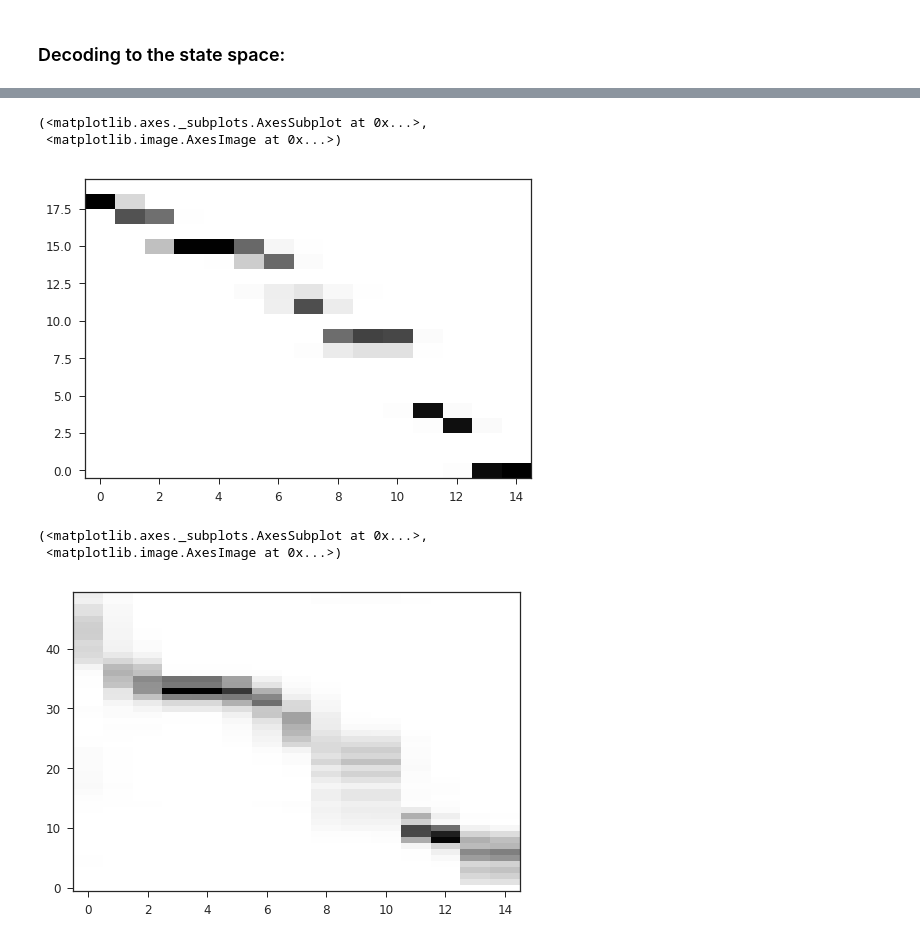
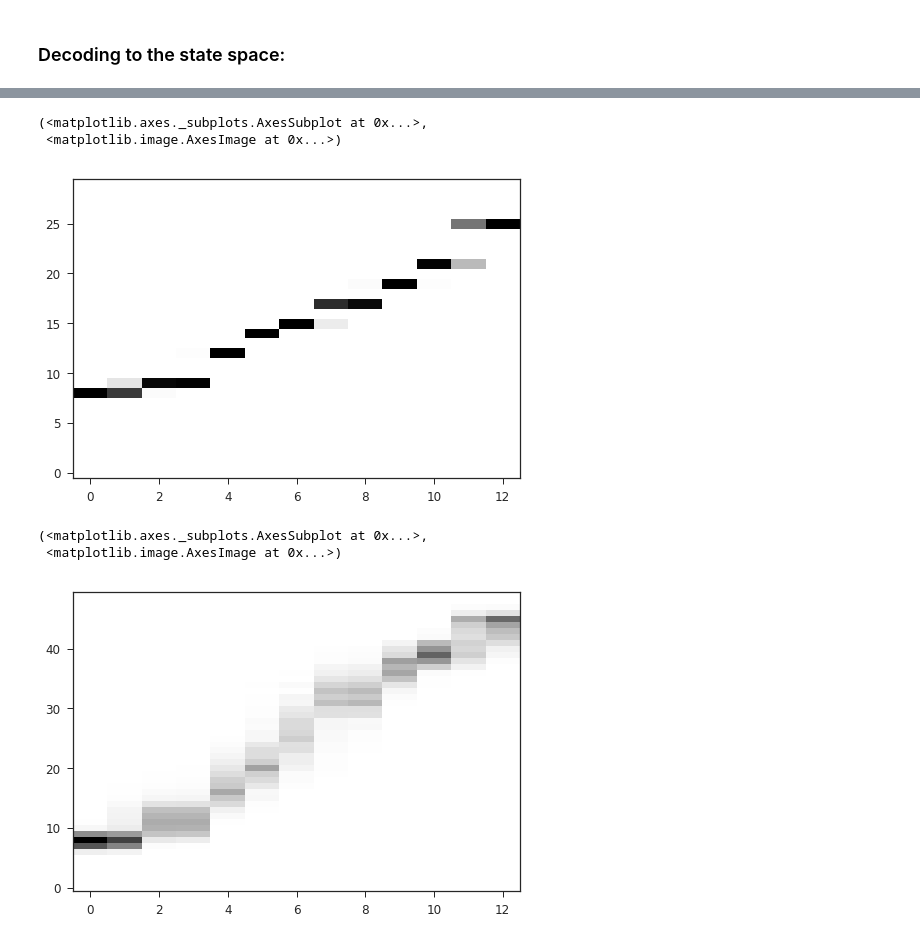
Before and after one commit to kemerelab/HippocampalAnalysisWithNelpyTutorial, a Jupyter notebook: Hippocampal Spike Train Analysis Tutorial.ipynb, the cells around one changed output, grey strips where cells are left out. Cells and saved outputs as stored; diff of their text form; code cells hidden in the pictures.

```diff
--- a/Hippocampal Spike Train Analysis Tutorial.ipynb
+++ b/Hippocampal Spike Train Analysis Tutorial.ipynb
@@ -409,7 +434,7 @@ tc.unit_ids.index(14)
 # set criteria for units used in decoding
 min_peakfiringrate = 1.5 # Hz
 max_avgfiringrate = 15 # Hz
-peak_to_mean_ratio_threshold = 2.5 # peak firing rate should be greater than 2.5 times mean firing rate
+peak_to_mean_ratio_threshold = 1 # peak firing rate should be greater than 2.5 times mean firing rate
 
 # unimodal_cells = find_unimodal_tuningcurves1D(smoothed_rate, peakthresh=0.5)
 
@@ -423,15 +448,6 @@ peak_firing_rates = tc.max(axis=1)
 mean_firing_rates = tc.mean(axis=1)
 ratio = peak_firing_rates/mean_firing_rates
 unit_ids_to_keep = unit_ids_to_keep.intersection(set(np.asanyarray(tc.unit_ids)[np.argwhere(ratio>=peak_to_mean_ratio_threshold).squeeze().tolist()]))
-
-
-# finally, convert remaining units into a list of indices
-unit_ids_to_keep = list(unit_ids_to_keep)
-
-# modify spike trains and ratemap to only include those units that passed all the criteria
-sta_placecells = st._unit_subset(unit_ids_to_keep)
-
-tc_placecells = tc._unit_subset(unit_ids_to_keep)
 
 # reorder cells by peak firing location on track (this is nice for visualization, but doesn't affect decoding)
 tc.reorder_units(inplace=True)
@@ -486,6 +502,20 @@ This tells us that, with probability 0.9, we can decode the animal's position to
 It's not the best decoding accuracy imaginable, but overall, not bad!
 # %% [markdown]
 ## Some additional views
+# %%
+# finally, convert remaining units into a list of indices
+place_cell_unit_ids = list(unit_ids_to_keep)
+non_place_cells = list(set(st.unit_ids) - set(place_cell_unit_ids))
+
+# modify spike trains and ratemap to only include those units that passed all the criteria
+tc_placecells = tc._unit_subset(place_cell_unit_ids)
+
+place_cell_order = tc_placecells.get_peak_firing_order_ids()
+
+new_unit_order = np.hstack((np.array(non_place_cells), np.array(place_cell_order)))
+st.reorder_units_by_ids(new_unit_order, inplace=True)
+
+sta_placecells = st._unit_subset(place_cell_unit_ids)
 # %%
 from mpl_toolkits.axes_grid1 import make_axes_locatable
 
@@ -692,5 +723,5 @@ print('{} train sequences and {} test sequences'.format(len(trainidx),len(testid
 # %%
-num_states = 20
+num_states = 30
 hmm = nel.hmmutils.PoissonHMM(n_components=num_states, random_state=0, verbose=False)
 hmm.fit(bst_train)
 # %% [output]
@@ -791,17 +828,17 @@ array([ 1, 15,  1,  1, 12,  2,  1, 14,  1,  1,  1, 15, 15, 15,  1, 14,  1,
 # %%
-npl.imagesc(posterior_states[1])
+npl.imagesc(posterior_states[3])
 # %% [output]
 (<matplotlib.axes._subplots.AxesSubplot at 0x...>,
  <matplotlib.image.AxesImage at 0x...>)
-[figure, old version]
+[figure, new version]
 # %%
-posteriors, bdries, mode_pth, mean_pth = hmm.decode_ext(X=bst_test[1], ext_shape=(n_extern,))
+posteriors, bdries, mode_pth, mean_pth = hmm.decode_ext(X=bst_test[3], ext_shape=(n_extern,))
 
 npl.imagesc(posteriors)
 # %% [output]
 (<matplotlib.axes._subplots.AxesSubplot at 0x...>,
  <matplotlib.image.AxesImage at 0x...>)
-[figure, old version]
+[figure, new version]
 # %%
 posterior_pos, bdries, mode_pth, mean_pth = hmm.decode_ext(X=bst_test, ext_shape=(vtc.n_bins,))
 mean_pth = vtc.bins[0] + mean_pth*(vtc.bins[-1] - vtc.bins[0])
```
Also changed, not shown: parts of 39 cells of this notebook.
